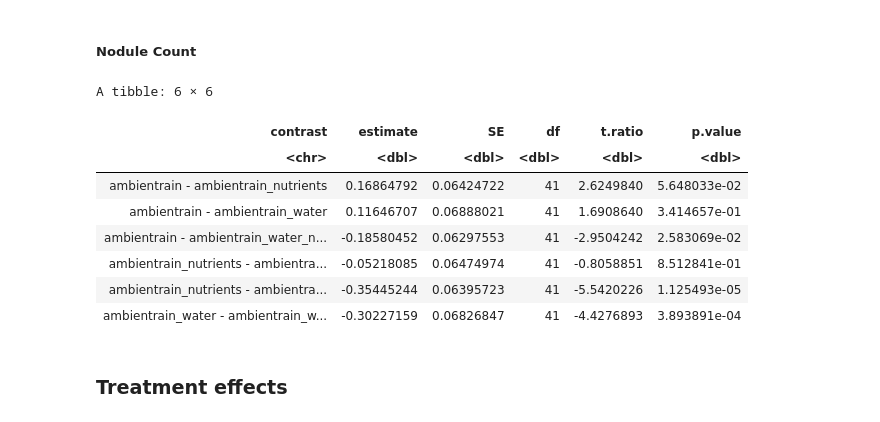
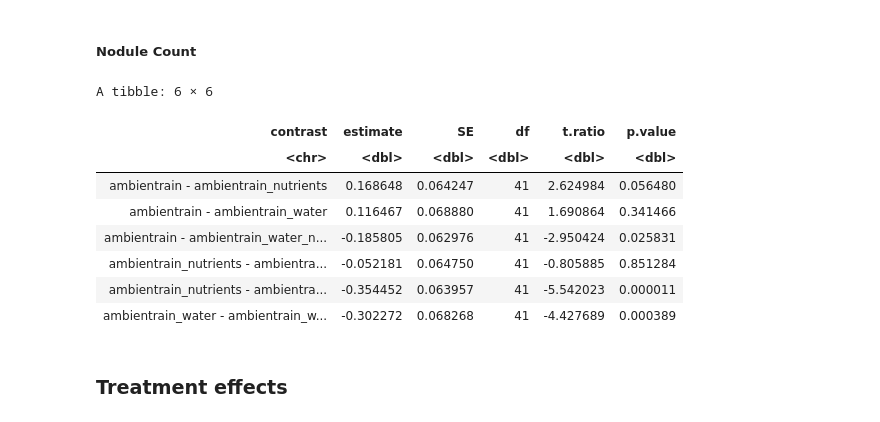
Before and after one commit to ecamo19/shade_house_reproducible_stats, a Jupyter notebook: notebooks/model_for_q2.ipynb, the cells around one changed output. Drawn from its saved outputs; the diff is of its cells as text; code cells hidden in the pictures.

```diff
--- a/notebooks/model_for_q2.ipynb
+++ b/notebooks/model_for_q2.ipynb
@@ -317,18 +370,19 @@ as_tibble(emmeans(models_q2$gs,
 # %%
 as_tibble(emmeans(models_q2$nodule_log,
         pairwise ~ treatment,
         adjust = "tukey"
-        )$contrast)
+        )$contrast) %>%
+        mutate(across(2:6, round, 6))
 # %% [output]
 A tibble: 6 × 6
 | contrast | estimate | SE | df | t.ratio | p.value |
 | <chr> | <dbl> | <dbl> | <dbl> | <dbl> | <dbl> |
-| ambientrain - ambientrain_nutrients | 0.16864792 | 0.06424722 | 41 | 2.6249840 | 5.648033e-02 |
-| ambientrain - ambientrain_water | 0.11646707 | 0.06888021 | 41 | 1.6908640 | 3.414657e-01 |
-| ambientrain - ambientrain_water_n... | -0.18580452 | 0.06297553 | 41 | -2.9504242 | 2.583069e-02 |
-| ambientrain_nutrients - ambientra... | -0.05218085 | 0.06474974 | 41 | -0.8058851 | 8.512841e-01 |
-| ambientrain_nutrients - ambientra... | -0.35445244 | 0.06395723 | 41 | -5.5420226 | 1.125493e-05 |
-| ambientrain_water - ambientrain_w... | -0.30227159 | 0.06826847 | 41 | -4.4276893 | 3.893891e-04 |
+| ambientrain - ambientrain_nutrients | 0.168648 | 0.064247 | 41 | 2.624984 | 0.056480 |
+| ambientrain - ambientrain_water | 0.116467 | 0.068880 | 41 | 1.690864 | 0.341466 |
+| ambientrain - ambientrain_water_n... | -0.185805 | 0.062976 | 41 | -2.950424 | 0.025831 |
+| ambientrain_nutrients - ambientra... | -0.052181 | 0.064750 | 41 | -0.805885 | 0.851284 |
+| ambientrain_nutrients - ambientra... | -0.354452 | 0.063957 | 41 | -5.542023 | 0.000011 |
+| ambientrain_water - ambientrain_w... | -0.302272 | 0.068268 | 41 | -4.427689 | 0.000389 |
 # %% [markdown]
 ### Treatment effects
 # %% [markdown]
```
Also changed, not shown: parts of 8 cells of this notebook.
